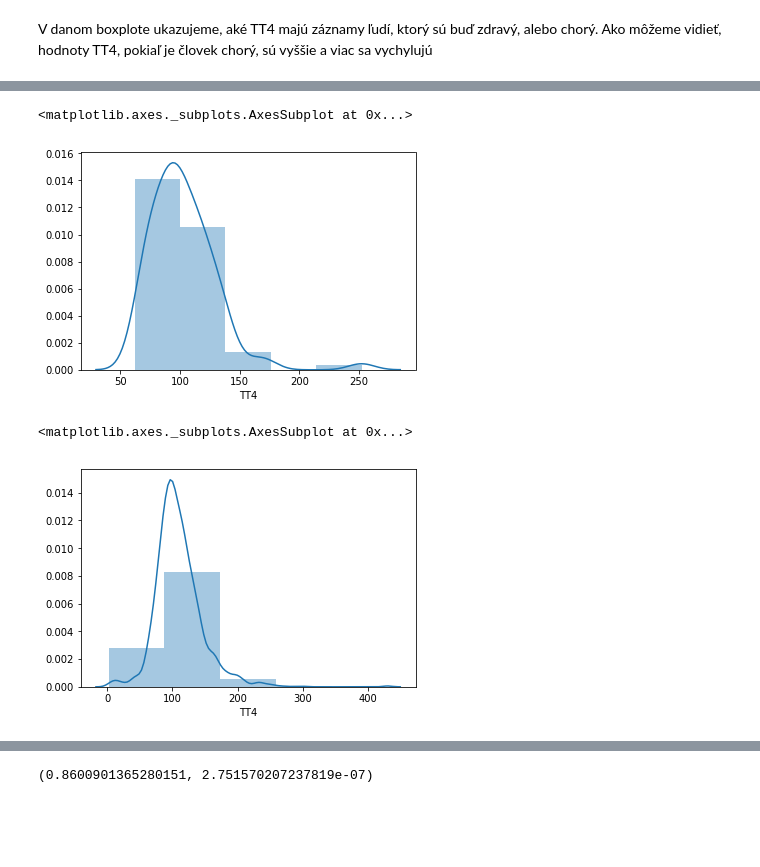
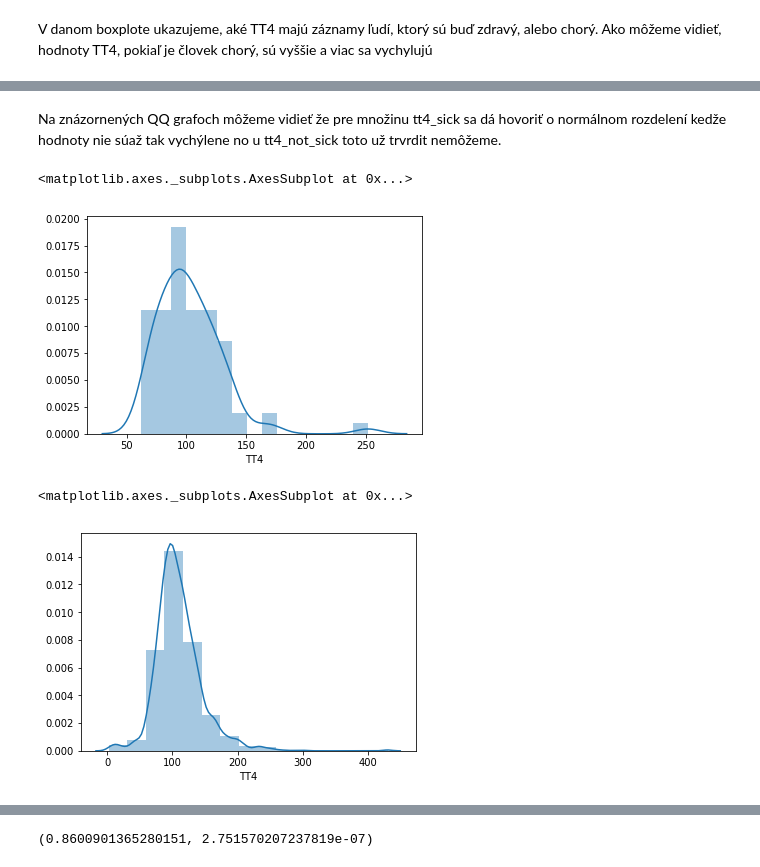
Before and after one commit to zuhi6/IAU-Projekt, a Jupyter notebook: Projekt.ipynb, the cells around one changed output, grey strips where cells are left out. Saved outputs shown, nothing was run; the diff lists cells and outputs as text; code cells hidden in the pictures; blank space fills up the shorter version.

```diff
--- a/Projekt.ipynb
+++ b/Projekt.ipynb
@@ -340,10 +366,12 @@ V danom boxplote ukazujeme, aké TT4 majú záznamy ľudí, ktorý sú buď zdra
+# %% [markdown]
+Na znázornených QQ grafoch môžeme vidieť že pre množinu tt4_sick sa dá hovoriť o normálnom rozdelení kedže hodnoty nie súaž tak vychýlene no u tt4_not_sick toto už trvrdit nemôžeme.
 # %%
-sns.distplot(tt4_sick,bins=5)
+sns.distplot(tt4_sick,bins=15)
 # %% [output]
 <matplotlib.axes._subplots.AxesSubplot at 0x...>
-[figure, old version]
+[figure, new version]
 # %%
-sns.distplot(tt4_not_sick,bins=5)
+sns.distplot(tt4_not_sick,bins=15)
 # %% [output]
 <matplotlib.axes._subplots.AxesSubplot at 0x...>
-[figure, old version]
+[figure, new version]
```
Also changed, not shown: parts of 44 cells of this notebook.
